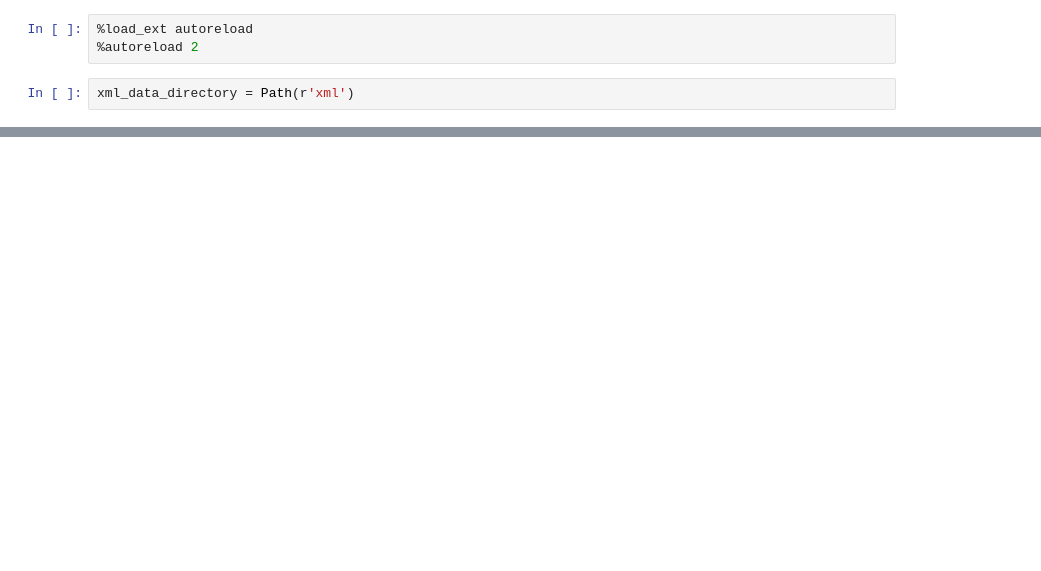
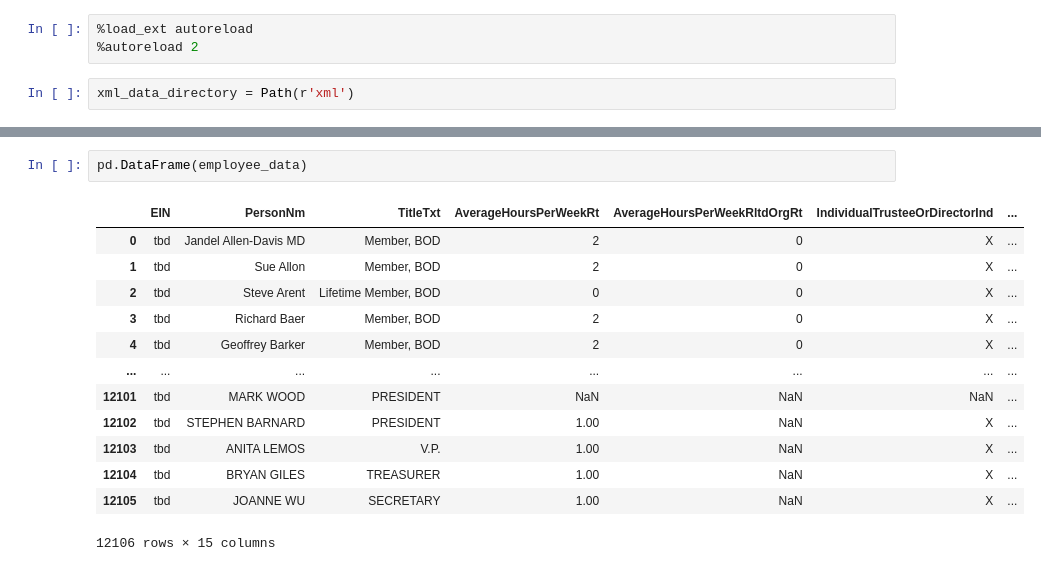
Before and after one commit to ChrisPleman/influence-network, a Jupyter notebook: Nonprofits/inspect_form990_parser.ipynb, the cells around one changed output, grey strips where cells are left out. Cells and saved outputs as stored; diff of their text form; blank space fills up the shorter version.

```diff
--- a/Nonprofits/inspect_form990_parser.ipynb
+++ b/Nonprofits/inspect_form990_parser.ipynb
@@ -93,0 +100,16 @@ pd.DataFrame(return_data).head()
+# %%
+pd.DataFrame(employee_data)
+# %% [output]
+|  | EIN | PersonNm | TitleTxt | AverageHoursPerWeekRt | AverageHoursPerWeekRltdOrgRt | IndividualTrusteeOrDirectorInd | ... |
+| 0 | tbd | Jandel Allen-Davis MD | Member, BOD | 2 | 0 | X | ... |
+| 1 | tbd | Sue Allon | Member, BOD | 2 | 0 | X | ... |
+| 2 | tbd | Steve Arent | Lifetime Member, BOD | 0 | 0 | X | ... |
+| 3 | tbd | Richard Baer | Member, BOD | 2 | 0 | X | ... |
+| 4 | tbd | Geoffrey Barker | Member, BOD | 2 | 0 | X | ... |
+| ... | ... | ... | ... | ... | ... | ... | ... |
+| 12101 | tbd | MARK WOOD | PRESIDENT | NaN | NaN | NaN | ... |
+| 12102 | tbd | STEPHEN BARNARD | PRESIDENT | 1.00 | NaN | X | ... |
+| 12103 | tbd | ANITA LEMOS | V.P. | 1.00 | NaN | X | ... |
+| 12104 | tbd | BRYAN GILES | TREASURER | 1.00 | NaN | X | ... |
+| 12105 | tbd | JOANNE WU | SECRETARY | 1.00 | NaN | X | ... |
+12106 rows × 15 columns
```
Also changed, not shown: parts of 6 cells of this notebook.
